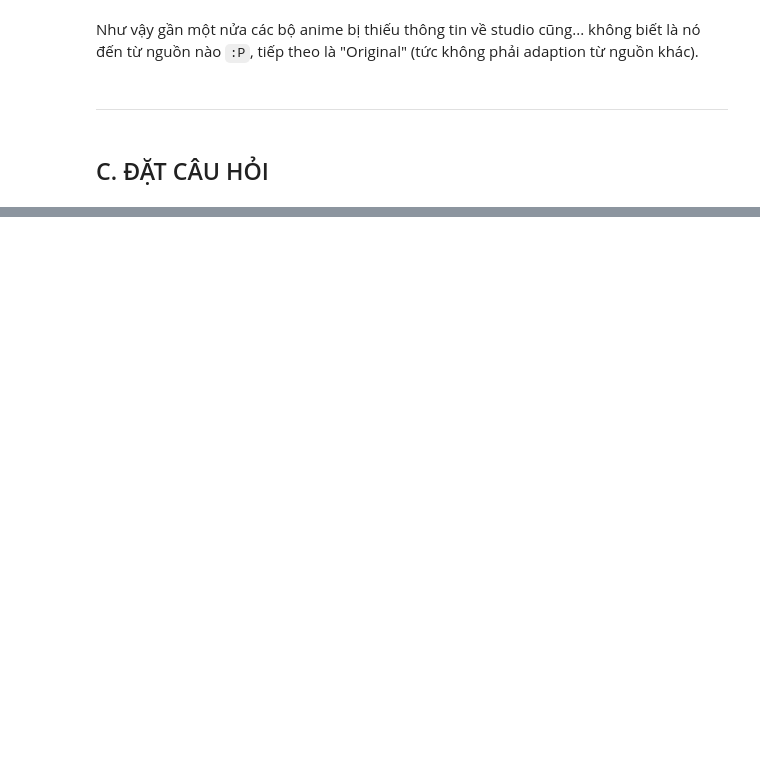
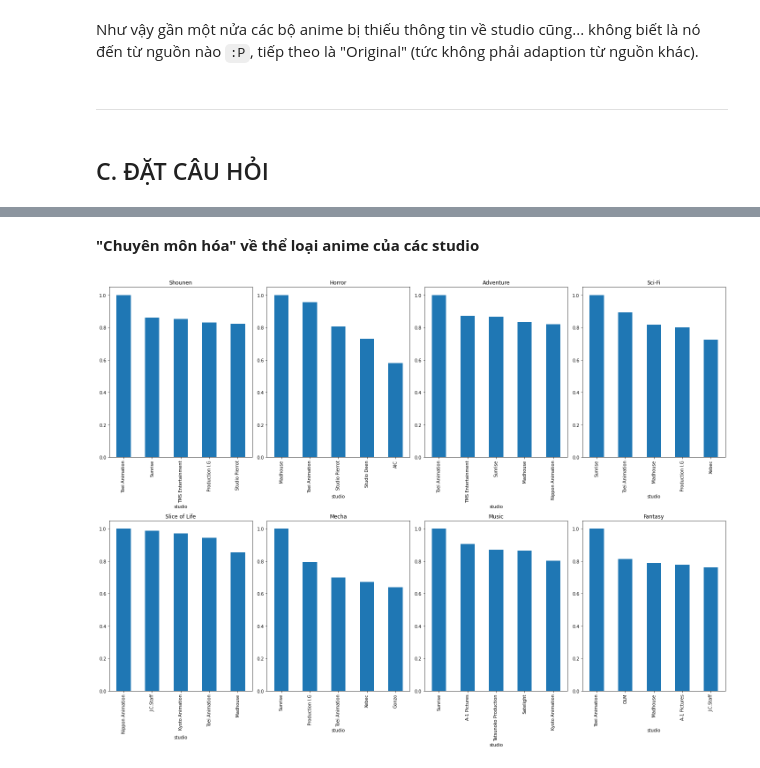
Before and after one commit to hungngocphat01/HCMUS-IntroDataSc-FinalProj, a Jupyter notebook: FINAL.ipynb, the cells around one changed output, grey strips where cells are left out. Cells and saved outputs as stored; diff of their text form; code cells hidden in the pictures; blank space fills up the shorter version.

```diff
--- a/FINAL.ipynb
+++ b/FINAL.ipynb
@@ -665,0 +807,28 @@ animes_df.head()
+# %% [markdown]
+**"Chuyên môn hóa" về thể loại anime của các studio**
+# %%
+interested_genres = ['Shounen', 'Horror', 'Adventure', 'Sci-Fi',
+               'Slice of Life', 'Mecha', 'Music', 'Fantasy']
+# %%
+fig, axes = plt.subplots(2, 4, figsize=(20, 15))
+axes = axes.ravel()
+
+# Duyệt qua từng thể loại
+for i, genre in enumerate(interested_genres):
+    genre_df = genre_expl_df[genre_expl_df.genre == genre]
+    genre_df = genre_df.explode('studio')
+    # Trọng số "riêng" của từng studio với thể loại này
+    studio_genre_weights = np.log(genre_df.groupby('studio').size())
+
+    genre_studio = genre_df.groupby('studio')['score'].mean() * studio_genre_weights
+    genre_studio.sort_values(ascending=False, inplace=True)
+    genre_studio = standardize(genre_studio)
+
+    genre_studio.head(5).plot(
+        kind='bar',
+        title=genre,
+        ax=axes[i]
+    )
+fig.tight_layout()
+# %% [output]
+[figure, added]
```
Also changed, not shown: parts of 36 cells of this notebook.
